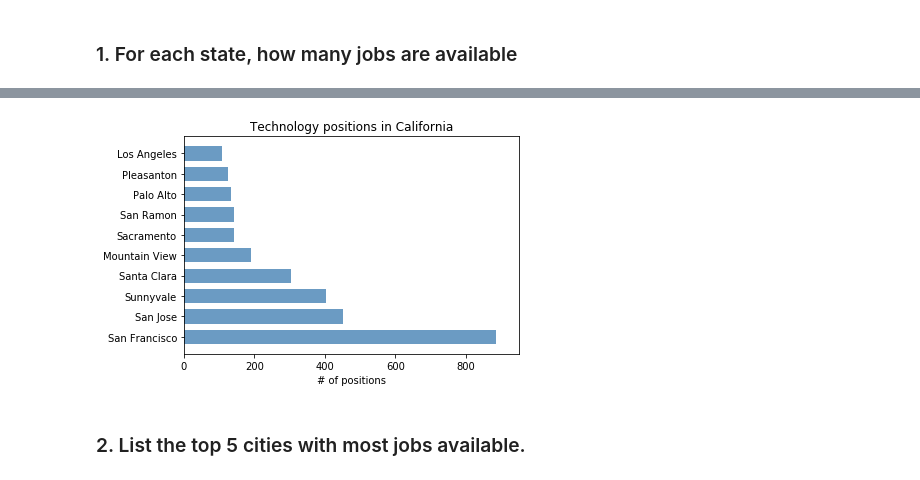
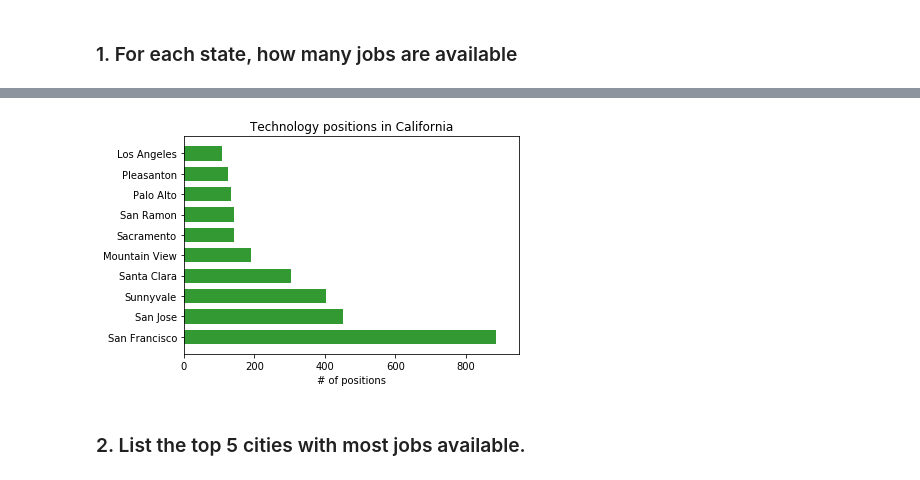
Before and after one commit to Leona-Hu/Skill-Finder, a Jupyter notebook: Skill_Finder_Analysis.ipynb, the cells around one changed output, grey strips where cells are left out. Saved outputs shown, nothing was run; the diff lists cells and outputs as text; code cells hidden in the pictures.

Commit message:
fix plots and organize code into functions

```diff
--- a/Skill_Finder_Analysis.ipynb
+++ b/Skill_Finder_Analysis.ipynb
@@ -129,16 +123,18 @@ fig.show()
 # %%
-ca_cnt = df[df['state'] == 'CA']
-ca_data = ca_cnt['city'].value_counts()[:10]
-ca_labels = ca_cnt['city'].value_counts().index.tolist()[:10]
-plt.barh(range(10), ca_data, height=0.7, color='steelblue', alpha=0.8)
-plt.yticks(range(10), ca_labels)
-plt.xlim(0,950)
-plt.xlabel("# of positions")
-plt.title("Technology positions in California")
-# for x, y in enumerate(data):
-#     plt.text(y + 0.2, x - 0.1, '%s' % y)
-plt.show()
+def plot_top_ca_cities(df):
+    ca_cnt = df[df['state'] == 'CA']
+    ca_data = ca_cnt['city'].value_counts()[:10]
+    ca_labels = ca_cnt['city'].value_counts().index.tolist()[:10]
+    plt.barh(range(10), ca_data, height=0.7, color='green', alpha=0.8)
+    plt.yticks(range(10), ca_labels)
+    plt.xlim(0,950)
+    plt.xlabel("# of positions")
+    plt.title("Technology positions in California")
+    plt.savefig('top_ca_cities.png', dpi=300, bbox_inches='tight')
+    plt.show()
-# %% [output]
-[figure, removed]
+# %%
+plot_top_ca_cities(df)
+# %% [output]
+[figure, added]
 # %% [markdown]
 ### 2. List the top 5 cities with most jobs available.
```
Also changed, not shown: parts of 48 cells of this notebook.
